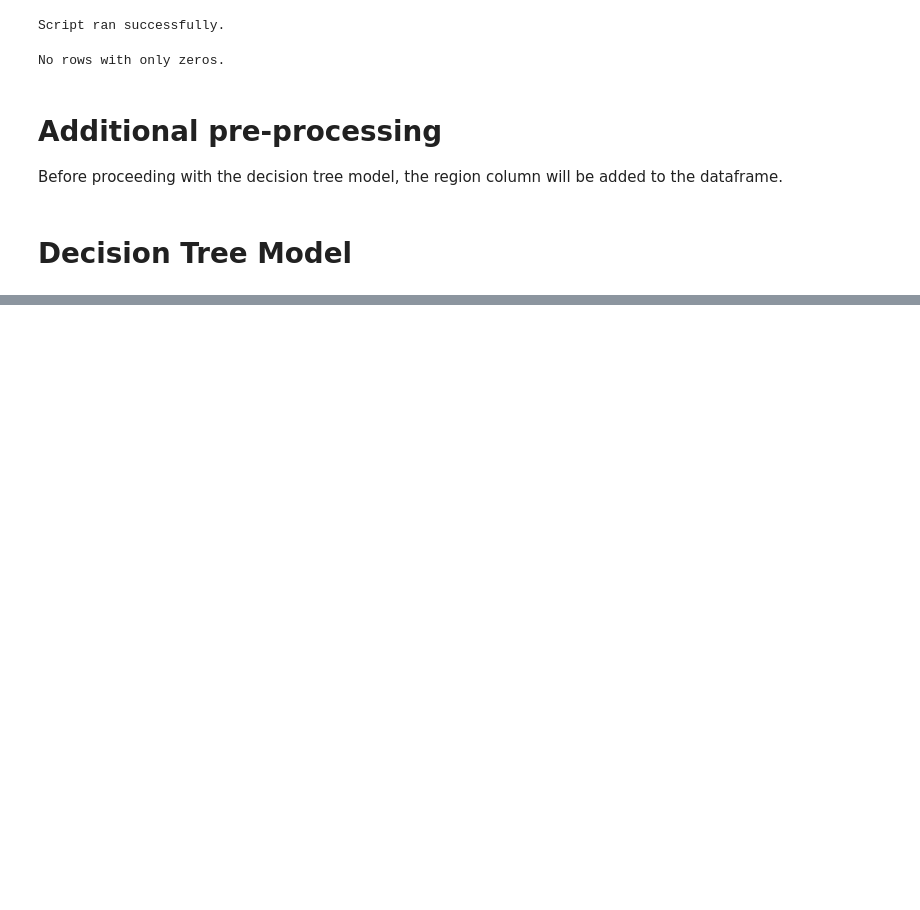
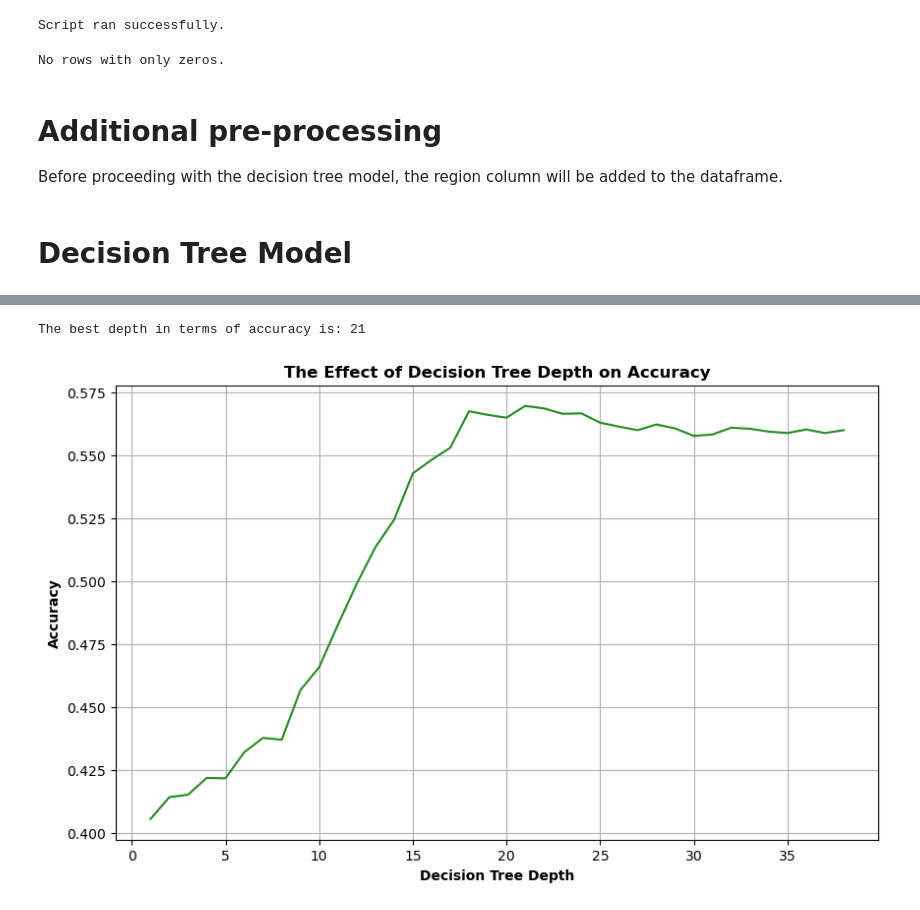
Before and after one commit to epfl-ada/ada-2024-project-majcj2024, a Jupyter notebook: results_jacopo.ipynb, the cells around one changed output, grey strips where cells are left out. Drawn from its saved outputs; the diff is of its cells as text; code cells hidden in the pictures; blank space fills up the shorter version.

Commit message:
[results_jacopo.ipynb] added best tree depth research

```diff
--- a/results_jacopo.ipynb
+++ b/results_jacopo.ipynb
@@ -390,7 +390,7 @@ features = df_movies_tmdb_ratings_top20genres[
         'release_date',
         'runtime',
         'genres',
-        'historical_proximity_score',
+#        'historical_proximity_score',
         'region',
     ]
 ]
@@ -410,7 +410,7 @@ from sklearn.model_selection import train_test_split
 df_train, df_test, df_train_target, df_test_target = train_test_split(
     features,
     target,
-    test_size=0.2,
+    test_size=0.1,
     random_state=42
 )
 
@@ -436,0 +456,29 @@ The depth of the decision tree is: 45
+# %%
+from sklearn.metrics import accuracy_score
+
+# searching D that maximizes accuracy of the model
+accuracies = np.zeros(D)
+
+for d in range(0, D):
+    decision_tree = DecisionTreeClassifier(max_depth=d+1, random_state=42).fit(df_train, df_train_target)
+
+    # predicting outcomes
+    target_predict = decision_tree.predict(df_test)
+    accuracies[d] = accuracy_score(df_test_target, target_predict)
+
+# plotting results
+plt.figure(figsize=(10, 6))
+plt.plot(range(1, D+1), accuracies,  '-', color='forestgreen')
+plt.xlabel('Decision Tree Depth',  weight='bold')
+plt.ylabel('Accuracy',  weight='bold')
+plt.title('The Effect of Decision Tree Depth on Accuracy', weight='bold')
+plt.grid(True)
+
+# getting best tree depth
+best_acc = np.max(accuracies)
+best_d = np.where(accuracies == best_acc)[0]
+
+print(f'The best depth in terms of accuracy is: {best_d[0]+1}')
+# %% [output]
+The best depth in terms of accuracy is: 21
+[figure, added]
```
Also changed, not shown: parts of 3 cells of this notebook.
